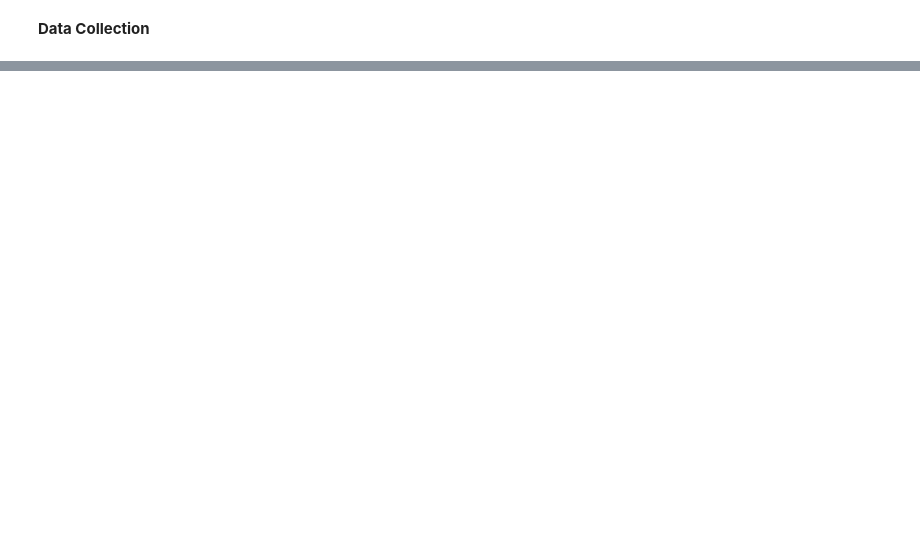
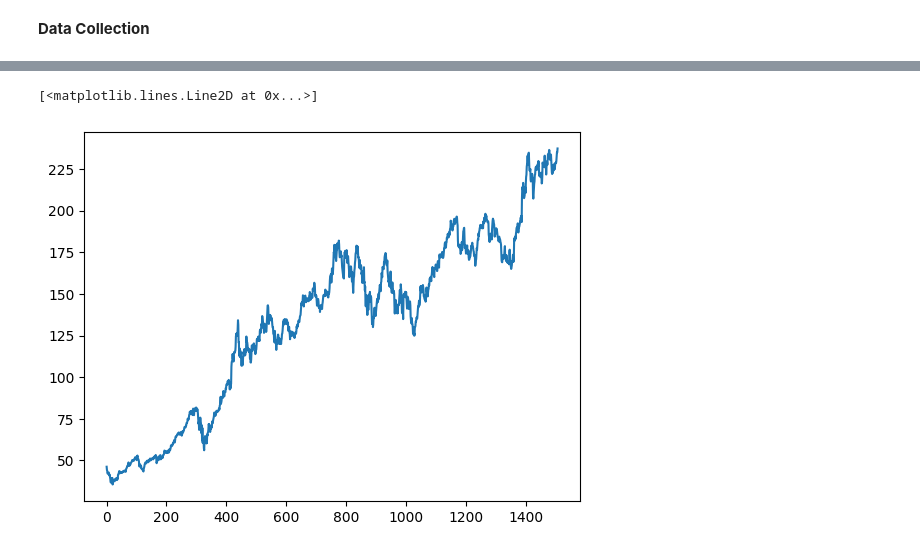
Before and after one commit to Prerana-walvekar/Stock, a Jupyter notebook: AAPL_LSTM.ipynb, the cells around one changed output, grey strips where cells are left out. Drawn from its saved outputs; the diff is of its cells as text; code cells hidden in the pictures; blank space fills up the shorter version.

```diff
--- a/AAPL_LSTM.ipynb
+++ b/AAPL_LSTM.ipynb
@@ -37,0 +42,3 @@ df
+# %%
+apple_df = df.reset_index()['Close']
+apple_df
@@ -37,0 +59,3 @@ df
+# %%
+apple_df.rename(columns={'AAPL': 'Close'}, inplace=True)
+apple_df
@@ -37,0 +76,7 @@ df
+# %%
+apple_df.sort_index(inplace = True)
+# %%
+plt.plot(apple_df)
+# %% [output]
+[<matplotlib.lines.Line2D at 0x...>]
+[figure, added]
```
Also changed, not shown: parts of 18 cells of this notebook.
